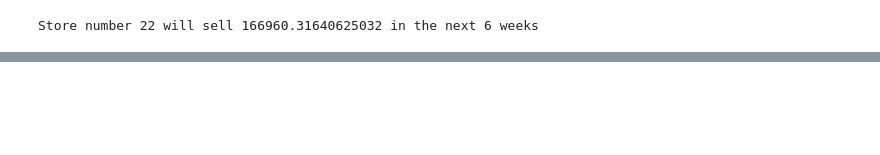
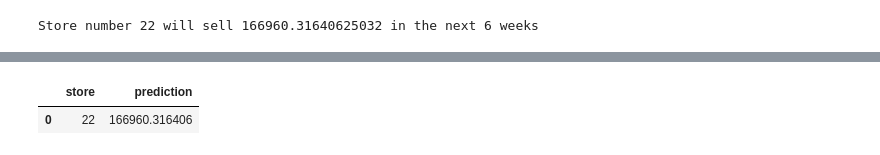
Before and after one commit to mahelvson/DScienceEmProducao, a Jupyter notebook: m10_v01_store_sales_prediction.ipynb, the cells around one changed output, grey strips where cells are left out. Saved outputs shown, nothing was run; the diff lists cells and outputs as text; code cells hidden in the pictures; blank space fills up the shorter version.

```diff
--- a/m10_v01_store_sales_prediction.ipynb
+++ b/m10_v01_store_sales_prediction.ipynb
@@ -1518,7 +1506,8 @@ df_test = df_test.drop('Id', axis=1)
 # convert daframe to json
 data = json.dumps(df_test.to_dict(orient='records'))
 # %%
-url = 'http://127.0.0.1:5000/rossmann/predict'
+#url = 'http://127.0.0.1:5000/rossmann/predict'
+url = 'https://rossmann-ml-test.herokuapp.com/rossmann/predict'
 header = {'Content-type': 'application/json'}
 data = data
 
@@ -1559,0 +1529,5 @@ d1
+# %%
+d2
+# %% [output]
+|  | store | prediction |
+| 0 | 22 | 166960.316406 |
```
Also changed, not shown: parts of 14 cells of this notebook.
